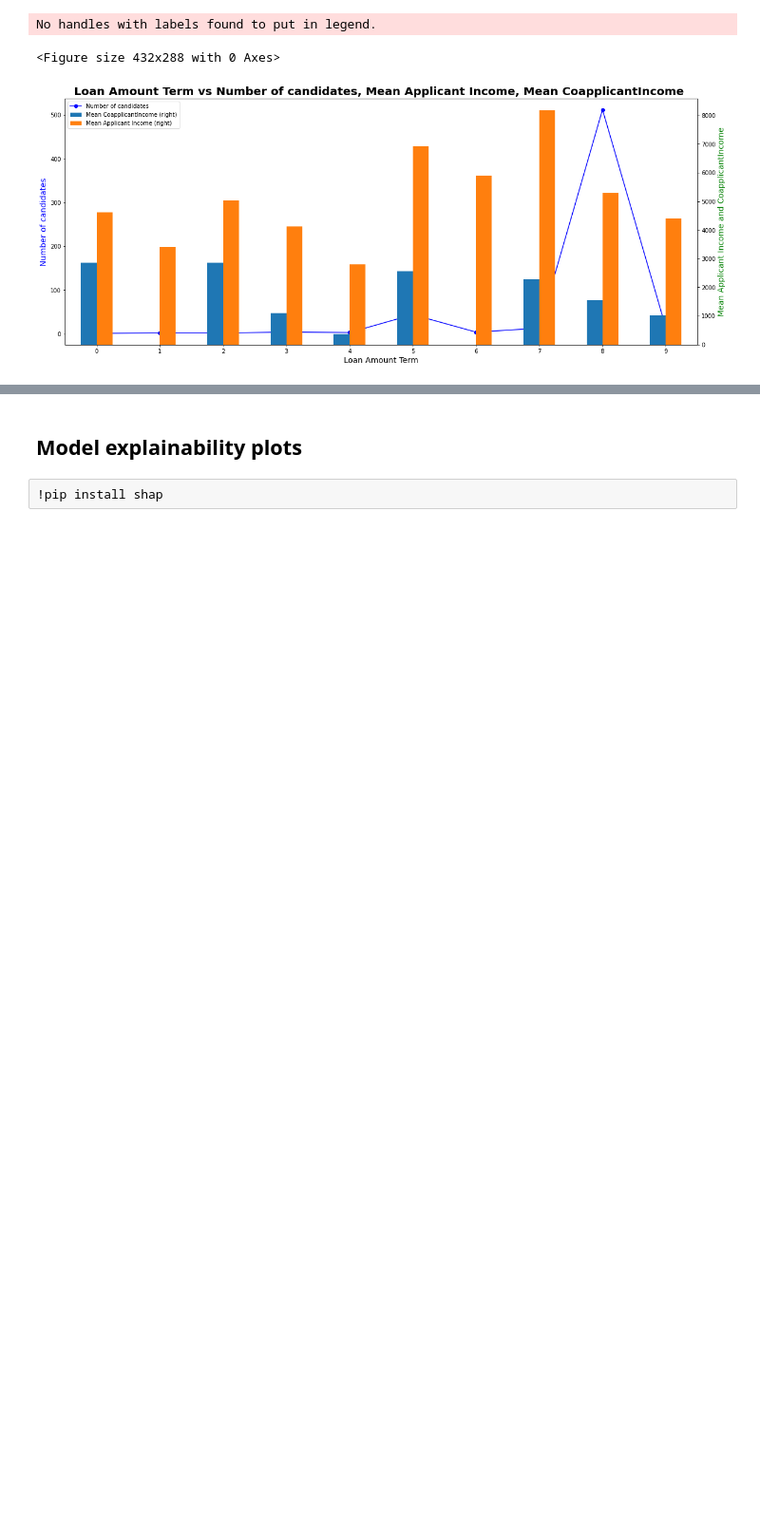
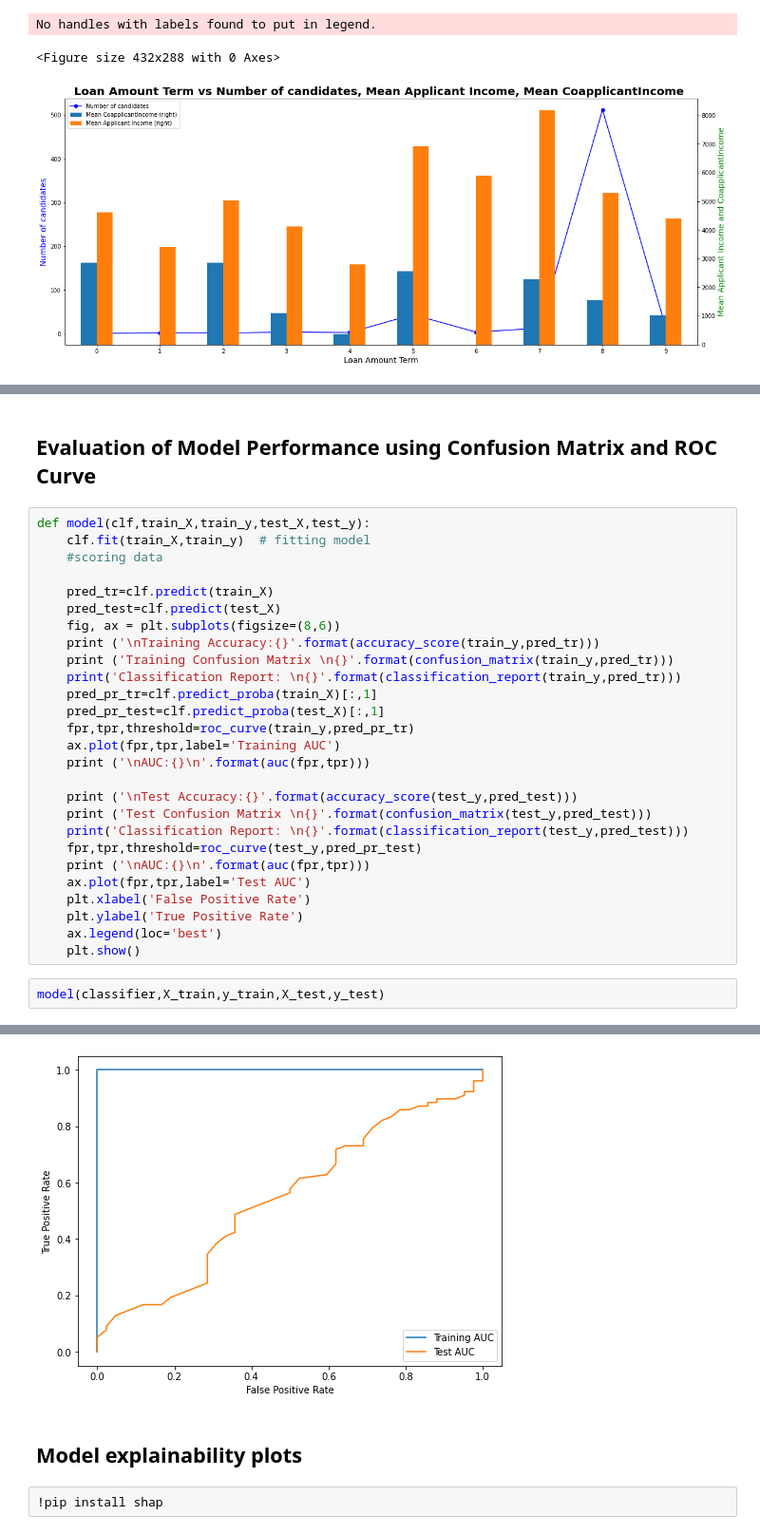
Before and after one commit to sohomghosh/Data_Visualization_FDP, a Jupyter notebook: CaseStudy_1_DataVisualization.ipynb, the cells around one changed output, grey strips where cells are left out. Shown at 95% size. Cells and saved outputs as stored; diff of their text form; blank space fills up the shorter version.

```diff
--- a/CaseStudy_1_DataVisualization.ipynb
+++ b/CaseStudy_1_DataVisualization.ipynb
@@ -428,0 +670,32 @@ No handles with labels found to put in legend.
+# %% [markdown]
+## Evaluation of Model Performance using Confusion Matrix and ROC Curve
+# %%
+def model(clf,train_X,train_y,test_X,test_y):
+    clf.fit(train_X,train_y)  # fitting model
+    #scoring data
+
+    pred_tr=clf.predict(train_X)
+    pred_test=clf.predict(test_X)
+    fig, ax = plt.subplots(figsize=(8,6))
+    print ('\nTraining Accuracy:{}'.format(accuracy_score(train_y,pred_tr)))
+    print ('Training Confusion Matrix \n{}'.format(confusion_matrix(train_y,pred_tr)))
+    print('Classification Report: \n{}'.format(classification_report(train_y,pred_tr)))
+    pred_pr_tr=clf.predict_proba(train_X)[:,1]
+    pred_pr_test=clf.predict_proba(test_X)[:,1]
+    fpr,tpr,threshold=roc_curve(train_y,pred_pr_tr)
+    ax.plot(fpr,tpr,label='Training AUC')
+    print ('\nAUC:{}\n'.format(auc(fpr,tpr)))
+
+    print ('\nTest Accuracy:{}'.format(accuracy_score(test_y,pred_test)))
+    print ('Test Confusion Matrix \n{}'.format(confusion_matrix(test_y,pred_test)))
+    print('Classification Report: \n{}'.format(classification_report(test_y,pred_test)))
+    fpr,tpr,threshold=roc_curve(test_y,pred_pr_test)
+    print ('\nAUC:{}\n'.format(auc(fpr,tpr)))
+    ax.plot(fpr,tpr,label='Test AUC')
+    plt.xlabel('False Positive Rate')
+    plt.ylabel('True Positive Rate')
+    ax.legend(loc='best')
+    plt.show()
+# %%
+model(classifier,X_train,y_train,X_test,y_test)
+# %% [output]
@@ -429,3 +719,4 @@ No handles with labels found to put in legend.
+[figure, added]
 # %% [markdown]
 ## Model explainability plots
 # %%
```
Also changed, not shown: parts of 23 cells of this notebook.
